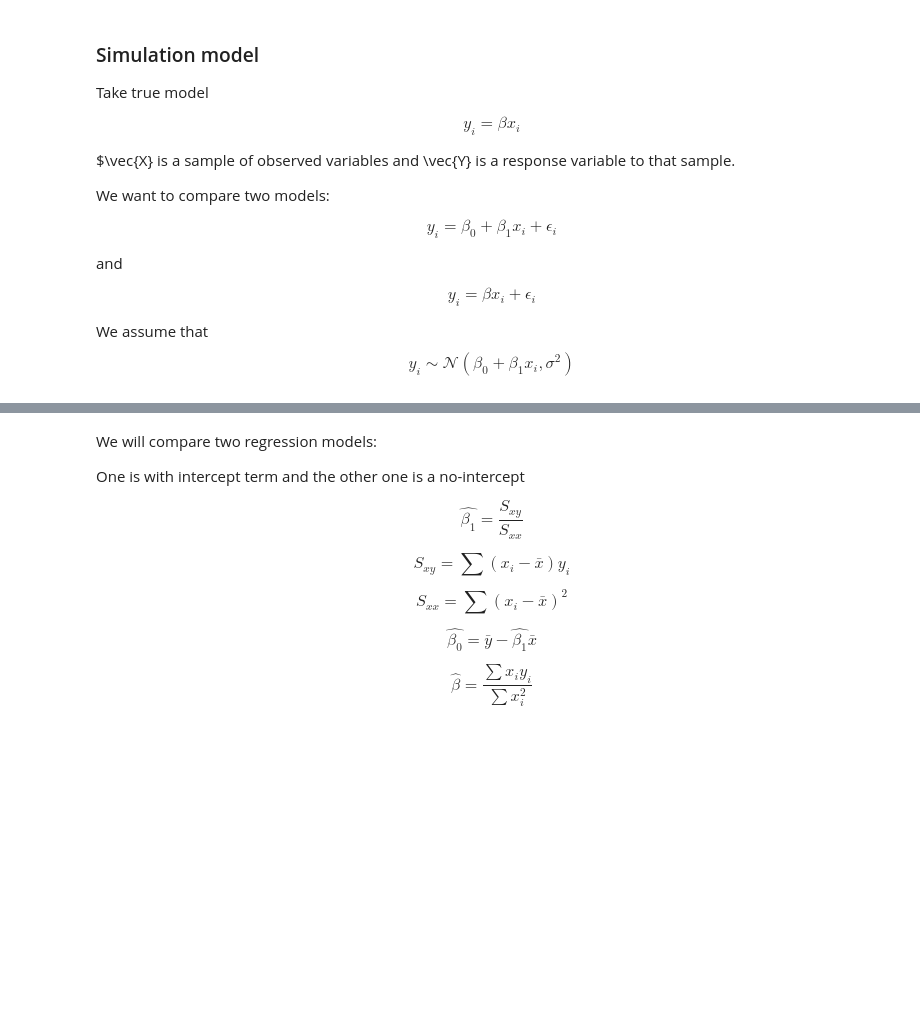
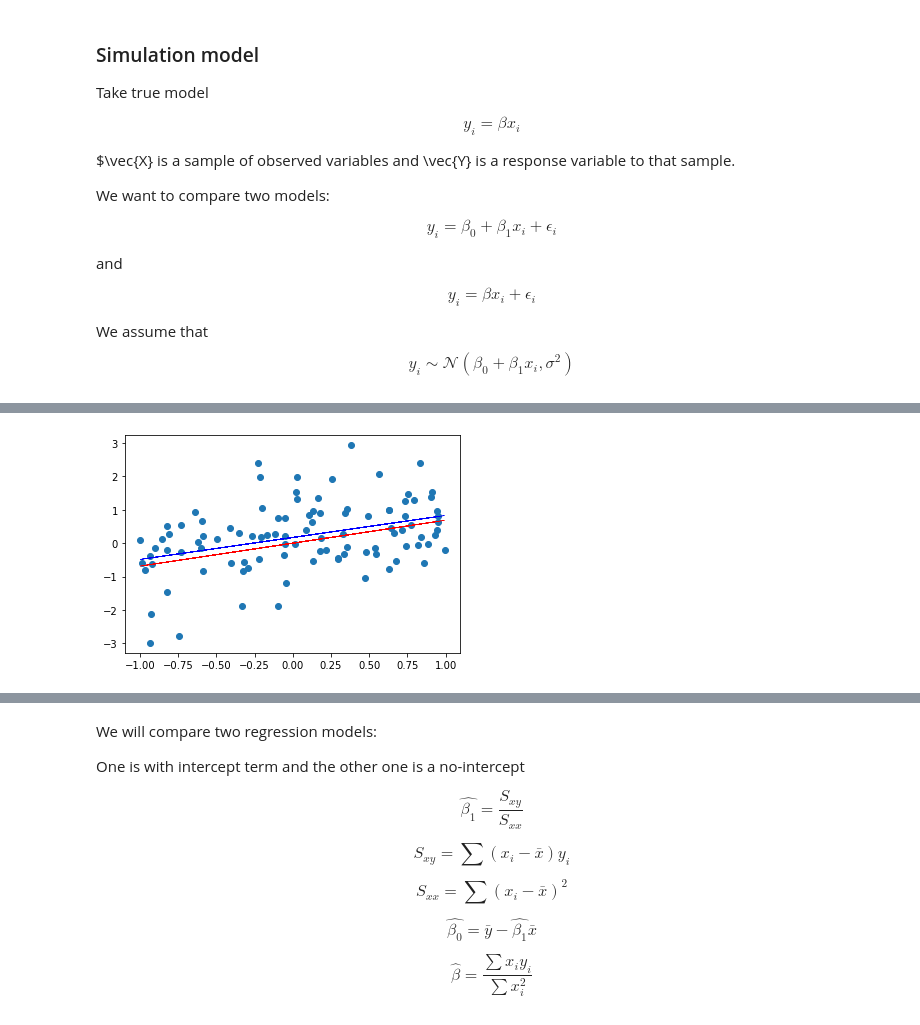
Before and after one commit to chedug/bsc, a Jupyter notebook: SSerror.ipynb, the cells around one changed output, grey strips where cells are left out. Drawn from its saved outputs; the diff is of its cells as text; code cells hidden in the pictures; blank space fills up the shorter version.

```diff
--- a/SSerror.ipynb
+++ b/SSerror.ipynb
@@ -46,0 +47,25 @@ plt.show()
+# %%
+from sklearn.linear_model import LinearRegression
+
+intercept_model = LinearRegression()
+
+X = X.reshape(-1, 1)  # values converts it into a numpy array
+y = y.reshape(-1, 1)
+
+intercept_model.fit(X, y)
+
+no_intercept_model = LinearRegression(fit_intercept=False)
+
+no_intercept_model.fit(X, y)
+
+Y_pred = intercept_model.predict(X)
+
+Y_pred_no = no_intercept_model.predict(X)
+
+
+plt.scatter(X, y)
+plt.plot(X, Y_pred, color='blue', linewidth=0.5)
+plt.plot(X, Y_pred_no, color='red', linewidth=0.5)
+plt.show()
+# %% [output]
+[figure, added]
```
Also changed, not shown: parts of 8 cells of this notebook.
